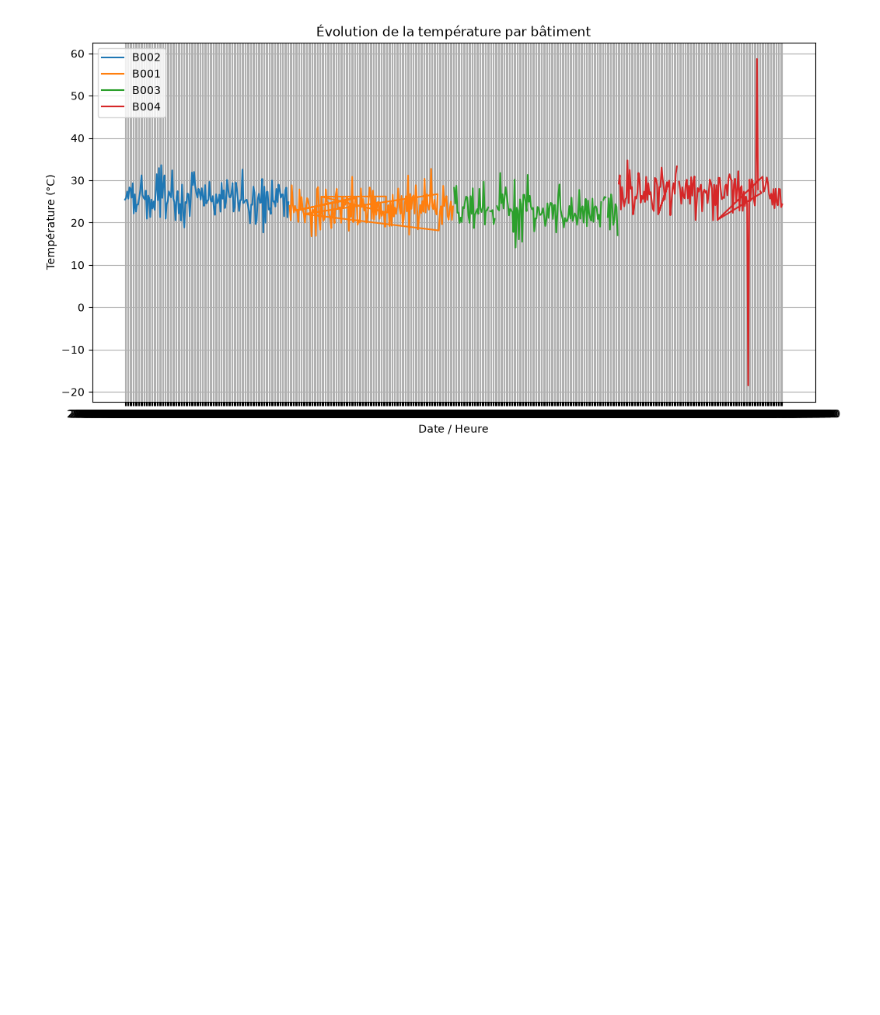
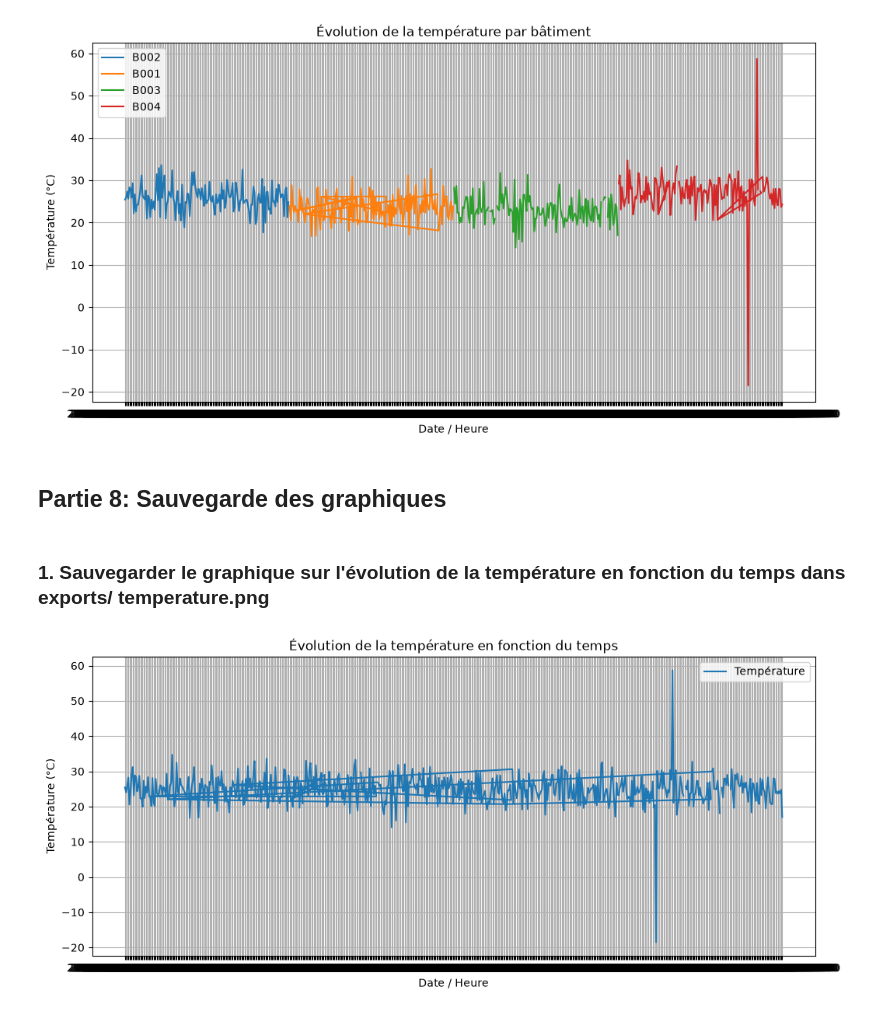
Before and after one commit to sinendoye/atelier_matplotlib_iot, a Jupyter notebook: notebooks/atelier_matplotlib_iot.ipynb, the cells around one changed output. Drawn from its saved outputs; the diff is of its cells as text; code cells hidden in the pictures; blank space fills up the shorter version.

Commit message:
Partie 8: Sauvegarde

```diff
--- a/notebooks/atelier_matplotlib_iot.ipynb
+++ b/notebooks/atelier_matplotlib_iot.ipynb
@@ -294,3 +294,21 @@ plt.grid(True)
 plt.show()
 # %% [output]
 [figure]
+# %% [markdown]
+## Partie 8: Sauvegarde des graphiques
+# %% [markdown]
+### 1. Sauvegarder le graphique sur l'évolution de la température en fonction du temps dans exports/ temperature.png
+# %%
+plt.figure(figsize=(12, 5))
+plt.plot(df["date_heure"], df["temperature"], label="Température")
+plt.title("Évolution de la température en fonction du temps")
+plt.xlabel("Date / Heure")
+plt.ylabel("Température (°C)")
+plt.legend()
+plt.grid(True)
+
+
+plt.savefig("../exports/temperature.png")
+plt.show()
+# %% [output]
+[figure, added]
```
Also changed, not shown: parts of 2 cells of this notebook, 2 other files.
